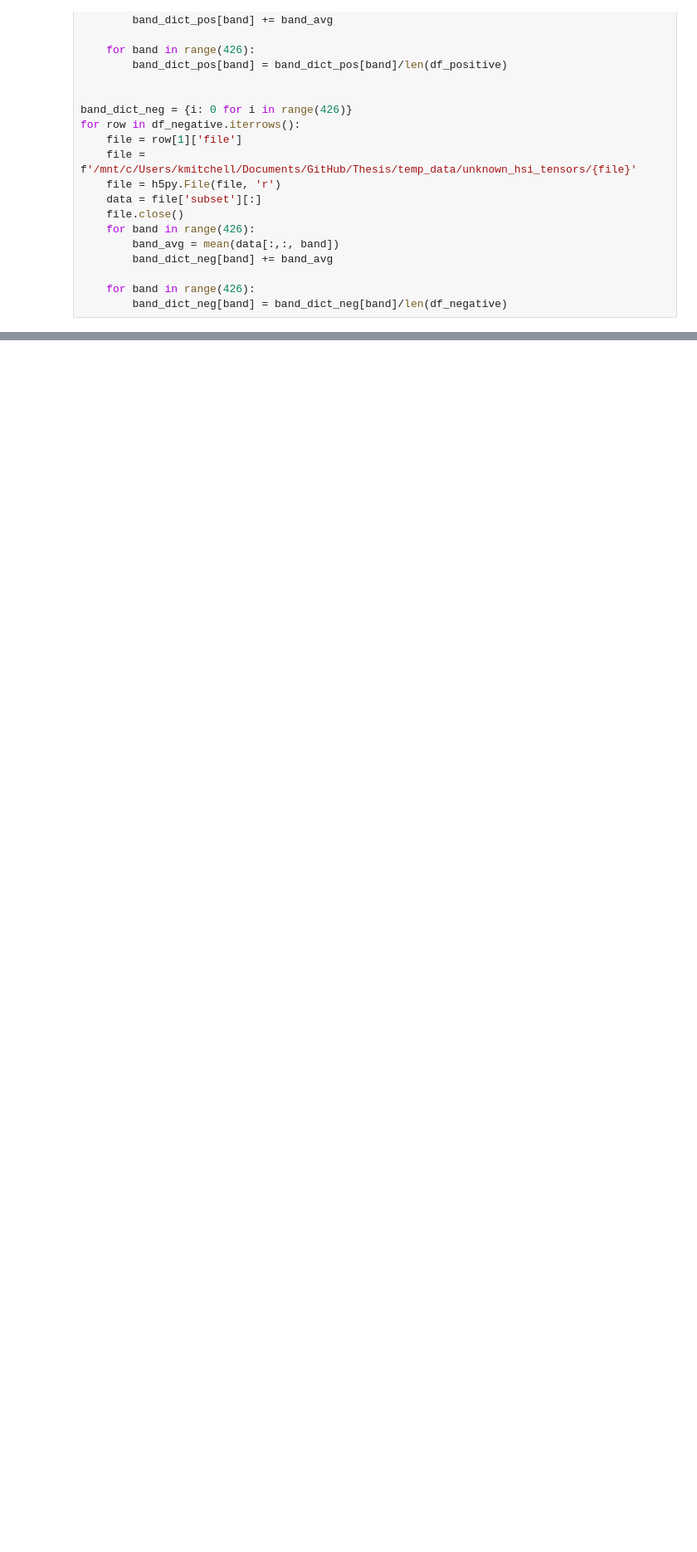
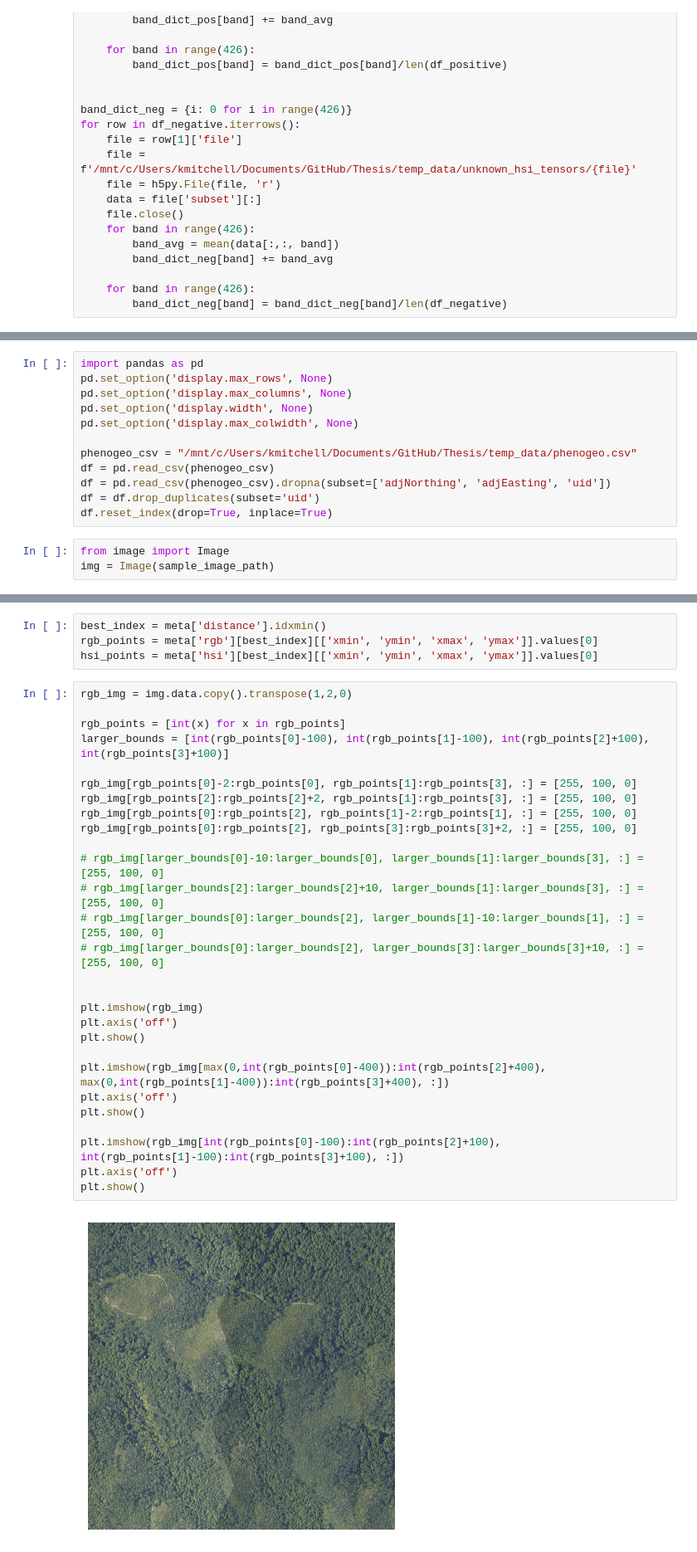
Before and after one commit to Kenneth-Mitchell/HMC-Thesis, a Jupyter notebook: scripts/figures.ipynb, the cells around one changed output, grey strips where cells are left out. Shown at 83% size. Saved outputs shown, nothing was run; the diff lists cells and outputs as text; blank space fills up the shorter version.

```diff
--- a/scripts/figures.ipynb
+++ b/scripts/figures.ipynb
@@ -187,0 +256,15 @@ array([[841, 836, 750, 760, 777, 703],
+# %%
+import pandas as pd
+pd.set_option('display.max_rows', None)
+pd.set_option('display.max_columns', None)
+pd.set_option('display.width', None)
+pd.set_option('display.max_colwidth', None)
+
+phenogeo_csv = "/mnt/c/Users/kmitchell/Documents/GitHub/Thesis/temp_data/phenogeo.csv"
+df = pd.read_csv(phenogeo_csv)
+df = pd.read_csv(phenogeo_csv).dropna(subset=['adjNorthing', 'adjEasting', 'uid'])
+df = df.drop_duplicates(subset='uid')
+df.reset_index(drop=True, inplace=True)
+# %%
+from image import Image
+img = Image(sample_image_path)
@@ -187,0 +353,34 @@ array([[841, 836, 750, 760, 777, 703],
+# %%
+best_index = meta['distance'].idxmin()
+rgb_points = meta['rgb'][best_index][['xmin', 'ymin', 'xmax', 'ymax']].values[0]
+hsi_points = meta['hsi'][best_index][['xmin', 'ymin', 'xmax', 'ymax']].values[0]
+# %%
+rgb_img = img.data.copy().transpose(1,2,0)
+
+rgb_points = [int(x) for x in rgb_points]
+larger_bounds = [int(rgb_points[0]-100), int(rgb_points[1]-100), int(rgb_points[2]+100), int(rgb_points[3]+100)]
+
+rgb_img[rgb_points[0]-2:rgb_points[0], rgb_points[1]:rgb_points[3], :] = [255, 100, 0]
+rgb_img[rgb_points[2]:rgb_points[2]+2, rgb_points[1]:rgb_points[3], :] = [255, 100, 0]
+rgb_img[rgb_points[0]:rgb_points[2], rgb_points[1]-2:rgb_points[1], :] = [255, 100, 0]
+rgb_img[rgb_points[0]:rgb_points[2], rgb_points[3]:rgb_points[3]+2, :] = [255, 100, 0]
+
+# rgb_img[larger_bounds[0]-10:larger_bounds[0], larger_bounds[1]:larger_bounds[3], :] = [255, 100, 0]
+# rgb_img[larger_bounds[2]:larger_bounds[2]+10, larger_bounds[1]:larger_bounds[3], :] = [255, 100, 0]
+# rgb_img[larger_bounds[0]:larger_bounds[2], larger_bounds[1]-10:larger_bounds[1], :] = [255, 100, 0]
+# rgb_img[larger_bounds[0]:larger_bounds[2], larger_bounds[3]:larger_bounds[3]+10, :] = [255, 100, 0]
+
+
+plt.imshow(rgb_img)
+plt.axis('off')
+plt.show()
+
+plt.imshow(rgb_img[max(0,int(rgb_points[0]-400)):int(rgb_points[2]+400), max(0,int(rgb_points[1]-400)):int(rgb_points[3]+400), :])
+plt.axis('off')
+plt.show()
+
+plt.imshow(rgb_img[int(rgb_points[0]-100):int(rgb_points[2]+100), int(rgb_points[1]-100):int(rgb_points[3]+100), :])
+plt.axis('off')
+plt.show()
+# %% [output]
+[figure, added]
```
Also changed, not shown: parts of 15 cells of this notebook, 1 other file.
